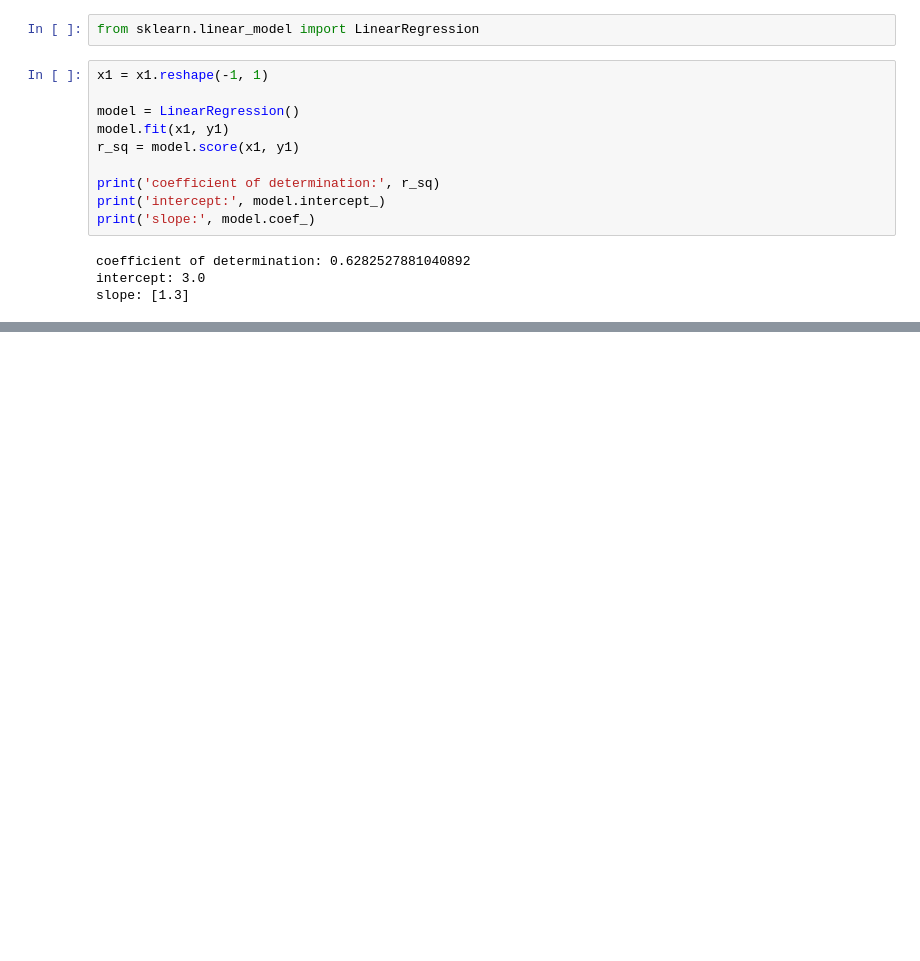
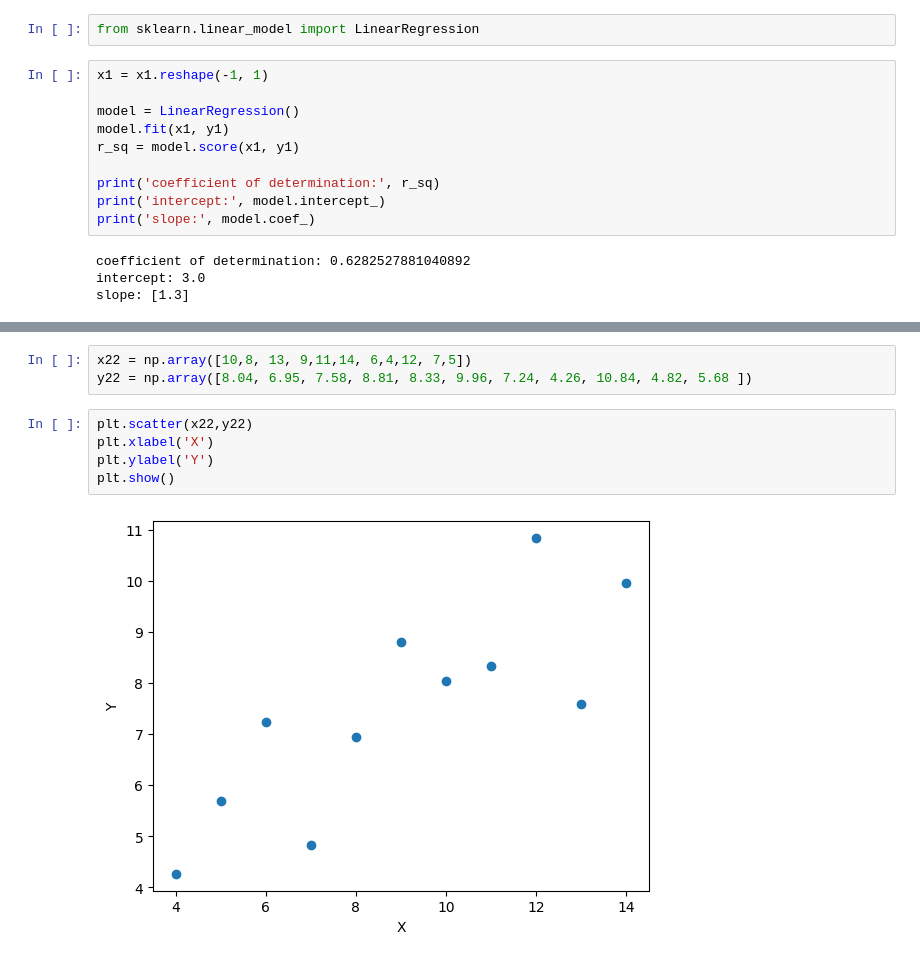
Before and after one commit to DanisYuma/GB_Theory-of-Probability-and-Mathematical-Statistics, a Jupyter notebook: Seminars/Seminar_9/sem_09_1.ipynb, the cells around one changed output, grey strips where cells are left out. Cells and saved outputs as stored; diff of their text form; blank space fills up the shorter version.

```diff
--- a/Seminars/Seminar_9/sem_09_1.ipynb
+++ b/Seminars/Seminar_9/sem_09_1.ipynb
@@ -52,0 +102,10 @@ slope: [1.3]
+# %%
+x22 = np.array([10,8, 13, 9,11,14, 6,4,12, 7,5])
+y22 = np.array([8.04, 6.95, 7.58, 8.81, 8.33, 9.96, 7.24, 4.26, 10.84, 4.82, 5.68 ])
+# %%
+plt.scatter(x22,y22)
+plt.xlabel('X')
+plt.ylabel('Y')
+plt.show()
+# %% [output]
+[figure, added]
```
Also changed, not shown: parts of 13 cells of this notebook.
